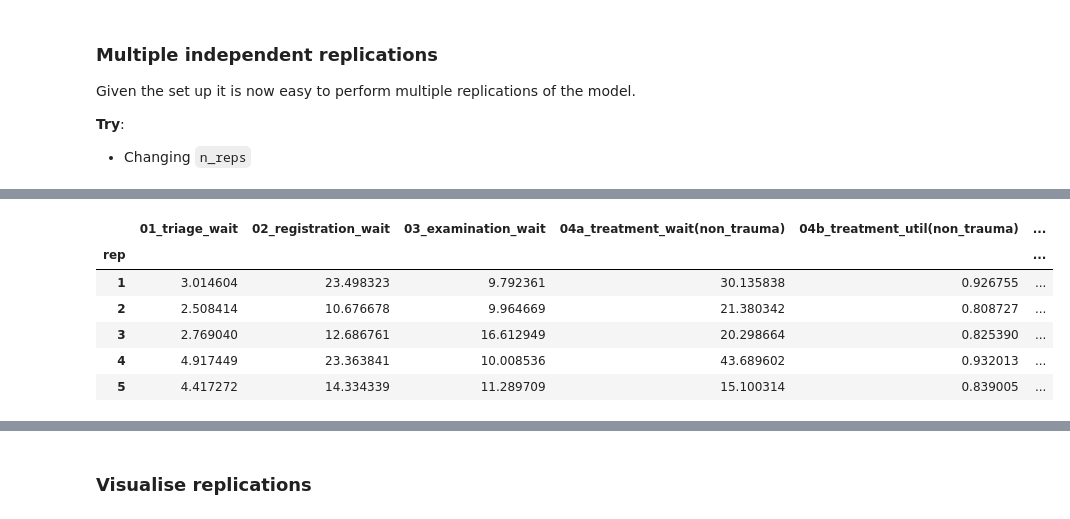
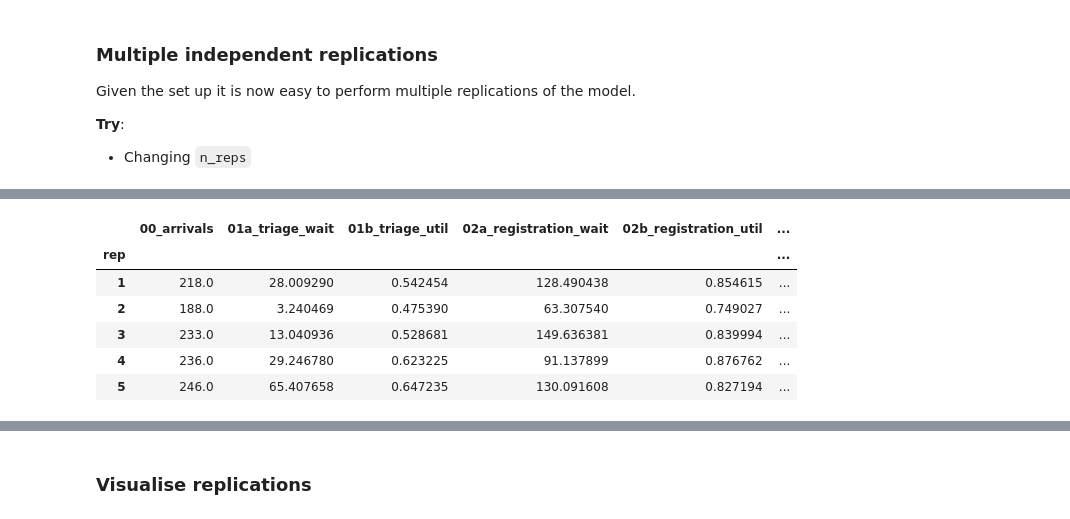
Before and after one commit to TomMonks/open-science-for-sim, a Jupyter notebook: src/notebooks/01_foss_sim/01_simpy.ipynb, the cells around one changed output, grey strips where cells are left out. Drawn from its saved outputs; the diff is of its cells as text; code cells hidden in the pictures.

```diff
--- a/src/notebooks/01_foss_sim/01_simpy.ipynb
+++ b/src/notebooks/01_foss_sim/01_simpy.ipynb
@@ -98,10 +111,10 @@ DEFAULT_N_CUBICLES_2 = 1
 # %%
 # default random number SET
 DEFAULT_RNG_SET = None
-N_STREAMS = 10
+N_STREAMS = 20
 
 # default results collection period
-DEFAULT_RESULTS_COLLECTION_PERIOD = 60 * 18
+DEFAULT_RESULTS_COLLECTION_PERIOD = 60 * 19
 
 # number of replications.
 DEFAULT_N_REPS = 5
@@ -430,6 +504,10 @@ class TraumaPathway:
         self.wait_treat = -np.inf
         self.total_time = -np.inf
 
+        self.triage_duration = -np.inf
+        self.trauma_duration = -np.inf
+        self.treat_duration = -np.inf
+
     def execute(self):
         '''
         simulates the major treatment process for a patient
@@ -451,8 +529,8 @@ class TraumaPathway:
                   f'{self.env.now:.3f}')
 
             # sample triage duration.
-            triage_duration = args.triage_dist.sample()
-            yield self.env.timeout(triage_duration)
+            self.triage_duration = args.triage_dist.sample()
+            yield self.env.timeout(self.triage_duration)
             self.triage_complete()
 
         # record the time that entered the trauma queue
@@ -466,8 +544,8 @@ class TraumaPathway:
             self.wait_trauma = self.env.now - start_wait
 
             # sample stablisation duration.
-            trauma_duration = args.trauma_dist.sample()
-            yield self.env.timeout(trauma_duration)
+            self.trauma_duration = args.trauma_dist.sample()
+            yield self.env.timeout(self.trauma_duration)
 
             self.trauma_complete()
 
@@ -484,8 +562,8 @@ class TraumaPathway:
                   f'{self.env.now:.3f}')
 
             # sample treatment duration.
-            treat_duration = args.trauma_dist.sample()
-            yield self.env.timeout(treat_duration)
+            self.treat_duration = args.trauma_dist.sample()
+            yield self.env.timeout(self.treat_duration)
 
             self.treatment_complete()
 
@@ -550,13 +628,13 @@ class NonTraumaPathway(object):
         self.arrival = -np.inf
         self.wait_triage = -np.inf
         self.wait_reg = -np.inf
-        self.wait_eval = -np.inf
+        self.wait_exam = -np.inf
         self.wait_treat = -np.inf
         self.total_time = -np.inf
 
         self.triage_duration = -np.inf
         self.reg_duration = -np.inf
-        self.eval_duration = -np.inf
+        self.exam_duration = -np.inf
         self.treat_duration = -np.inf
 
 
@@ -566,7 +644,7 @@ class NonTraumaPathway(object):
 
         1. request and wait for sign-in/triage
         2. patient registration
-        3. evaluation
+        3. examination
         4.1 40% discharged
         4.2 60% treatment then discharge
         '''
@@ -612,22 +690,22 @@ class NonTraumaPathway(object):
         # record the time that entered the evaluation queue
         start_wait = self.env.now
 
-        # request evaluation resource
+        # request examination resource
         with self.args.exam.request() as req:
             yield req
 
             # record the waiting time for registration
-            self.wait_eval = self.env.now - start_wait
-            trace(f'evaluation of patient {self.identifier} begins '
+            self.wait_exam = self.env.now - start_wait
+            trace(f'examination of patient {self.identifier} begins '
                   f'{self.env.now:.3f}')
 
-            # sample evaluation duration.
-            self.eval_duration = args.exam_dist.sample()
-            yield self.env.timeout(self.eval_duration)
+            # sample examination duration.
+            self.exam_duration = args.exam_dist.sample()
+            yield self.env.timeout(self.exam_duration)
 
-            trace(f'patient {self.identifier} evaluation complete '
+            trace(f'patient {self.identifier} examination complete '
                   f'at {self.env.now:.3f};'
-                  f'waiting time was {self.wait_eval:.3f}')
+                  f'waiting time was {self.wait_exam:.3f}')
 
         # sample if patient requires treatment?
         self.require_treat = self.args.nt_p_treat_dist.sample()
@@ -1007,12 +1144,13 @@ Given the set up it is now easy to perform multiple replications of the model.
 **Try**:
 * Changing `n_reps`
 # %%
+%%time
 args = Scenario()
 
 #run multiple replications.
 #by default it runs 5 replications.
 print('Running multiple replications', end=' => ')
-results  = multiple_replications(args, n_reps=29)
+results  = multiple_replications(args, n_reps=50)
 print('done.\n')
 results.head()
 # %% [output]
@@ -1020,10 +1161,10 @@ Running multiple replications => done.
-|  | 01_triage_wait | 02_registration_wait | 03_examination_wait | 04a_treatment_wait(non_trauma) | 04b_treatment_util(non_trauma) | ... |
+|  | 00_arrivals | 01a_triage_wait | 01b_triage_util | 02a_registration_wait | 02b_registration_util | ... |
 | rep |  |  |  |  |  | ... |
-| 1 | 3.014604 | 23.498323 | 9.792361 | 30.135838 | 0.926755 | ... |
-| 2 | 2.508414 | 10.676678 | 9.964669 | 21.380342 | 0.808727 | ... |
-| 3 | 2.769040 | 12.686761 | 16.612949 | 20.298664 | 0.825390 | ... |
-| 4 | 4.917449 | 23.363841 | 10.008536 | 43.689602 | 0.932013 | ... |
-| 5 | 4.417272 | 14.334339 | 11.289709 | 15.100314 | 0.839005 | ... |
+| 1 | 218.0 | 28.009290 | 0.542454 | 128.490438 | 0.854615 | ... |
+| 2 | 188.0 | 3.240469 | 0.475390 | 63.307540 | 0.749027 | ... |
+| 3 | 233.0 | 13.040936 | 0.528681 | 149.636381 | 0.839994 | ... |
+| 4 | 236.0 | 29.246780 | 0.623225 | 91.137899 | 0.876762 | ... |
+| 5 | 246.0 | 65.407658 | 0.647235 | 130.091608 | 0.827194 | ... |
 # %%
 # summarise the results (2.dp)
 results.mean().round(2)
```
Also changed, not shown: parts of 15 cells of this notebook, 2 other files.
